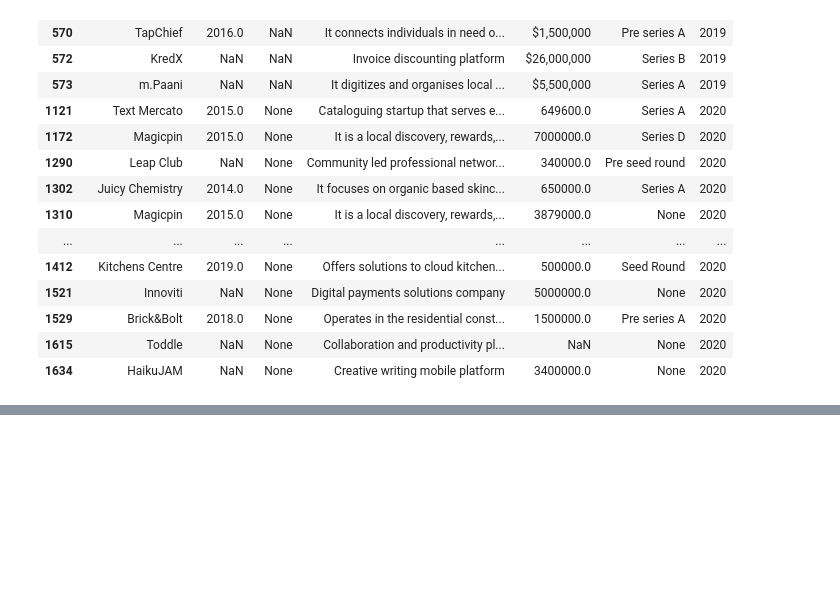
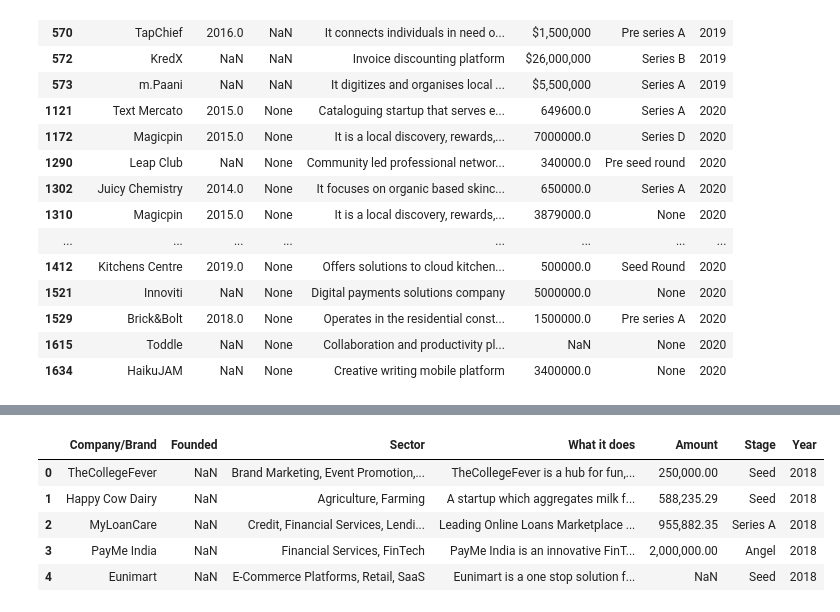
Before and after one commit to MillicentAgyir/Team-Belize-Live-Project-1, a Jupyter notebook: Notebooks/my_notebook.ipynb, the cells around one changed output, grey strips where cells are left out. Saved outputs shown, nothing was run; the diff lists cells and outputs as text; code cells hidden in the pictures; blank space fills up the shorter version.

```diff
--- a/Notebooks/my_notebook.ipynb
+++ b/Notebooks/my_notebook.ipynb
@@ -377,0 +439,9 @@ missing_sector_rows
+# %%
+combined_data.head()
+# %% [output]
+|  | Company/Brand | Founded | Sector | What it does | Amount | Stage | Year |
+| 0 | TheCollegeFever | NaN | Brand Marketing, Event Promotion,... | TheCollegeFever is a hub for fun,... | 250,000.00 | Seed | 2018 |
+| 1 | Happy Cow Dairy | NaN | Agriculture, Farming | A startup which aggregates milk f... | 588,235.29 | Seed | 2018 |
+| 2 | MyLoanCare | NaN | Credit, Financial Services, Lendi... | Leading Online Loans Marketplace ... | 955,882.35 | Series A | 2018 |
+| 3 | PayMe India | NaN | Financial Services, FinTech | PayMe India is an innovative FinT... | 2,000,000.00 | Angel | 2018 |
+| 4 | Eunimart | NaN | E-Commerce Platforms, Retail, SaaS | Eunimart is a one stop solution f... | NaN | Seed | 2018 |
```
Also changed, not shown: parts of 6 cells of this notebook.
